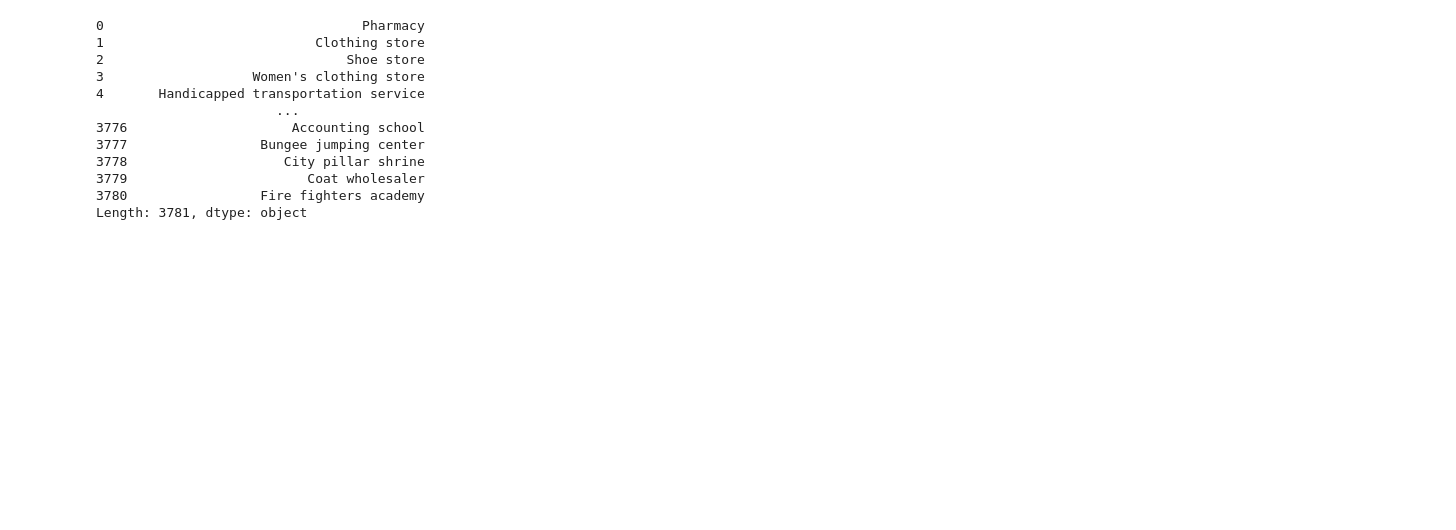
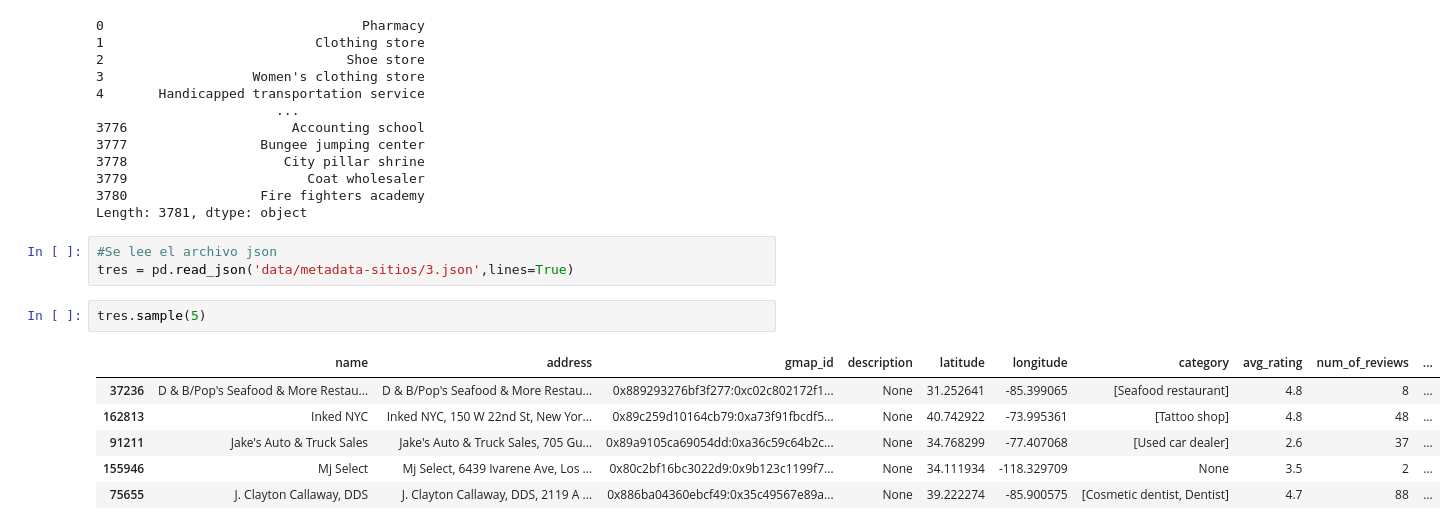
Before and after one commit to camillaneza/PF_Google_Yelp, a Jupyter notebook: EDA_google.ipynb, the cells around one changed output. Saved outputs shown, nothing was run; the diff lists cells and outputs as text; blank space fills up the shorter version.

```diff
--- a/EDA_google.ipynb
+++ b/EDA_google.ipynb
@@ -124,3 +124,15 @@ category2
 3779                       Coat wholesaler
 3780                 Fire fighters academy
 Length: 3781, dtype: object
+# %%
+#Se lee el archivo json
+tres = pd.read_json('data/metadata-sitios/3.json',lines=True)
+# %%
+tres.sample(5)
+# %% [output]
+|  | name | address | gmap_id | description | latitude | longitude | category | avg_rating | num_of_reviews | ... |
+| 37236 | D & B/Pop's Seafood & More Restau... | D & B/Pop's Seafood & More Restau... | 0x889293276bf3f277:0xc02c802172f1... | None | 31.252641 | -85.399065 | [Seafood restaurant] | 4.8 | 8 | ... |
+| 162813 | Inked NYC | Inked NYC, 150 W 22nd St, New Yor... | 0x89c259d10164cb79:0xa73f91fbcdf5... | None | 40.742922 | -73.995361 | [Tattoo shop] | 4.8 | 48 | ... |
+| 91211 | Jake's Auto & Truck Sales | Jake's Auto & Truck Sales, 705 Gu... | 0x89a9105ca69054dd:0xa36c59c64b2c... | None | 34.768299 | -77.407068 | [Used car dealer] | 2.6 | 37 | ... |
+| 155946 | Mj Select | Mj Select, 6439 Ivarene Ave, Los ... | 0x80c2bf16bc3022d9:0x9b123c1199f7... | None | 34.111934 | -118.329709 | None | 3.5 | 2 | ... |
+| 75655 | J. Clayton Callaway, DDS | J. Clayton Callaway, DDS, 2119 A ... | 0x886ba04360ebcf49:0x35c49567e89a... | None | 39.222274 | -85.900575 | [Cosmetic dentist, Dentist] | 4.7 | 88 | ... |
```
Also changed, not shown: parts of 2 cells of this notebook, 1 other file.
